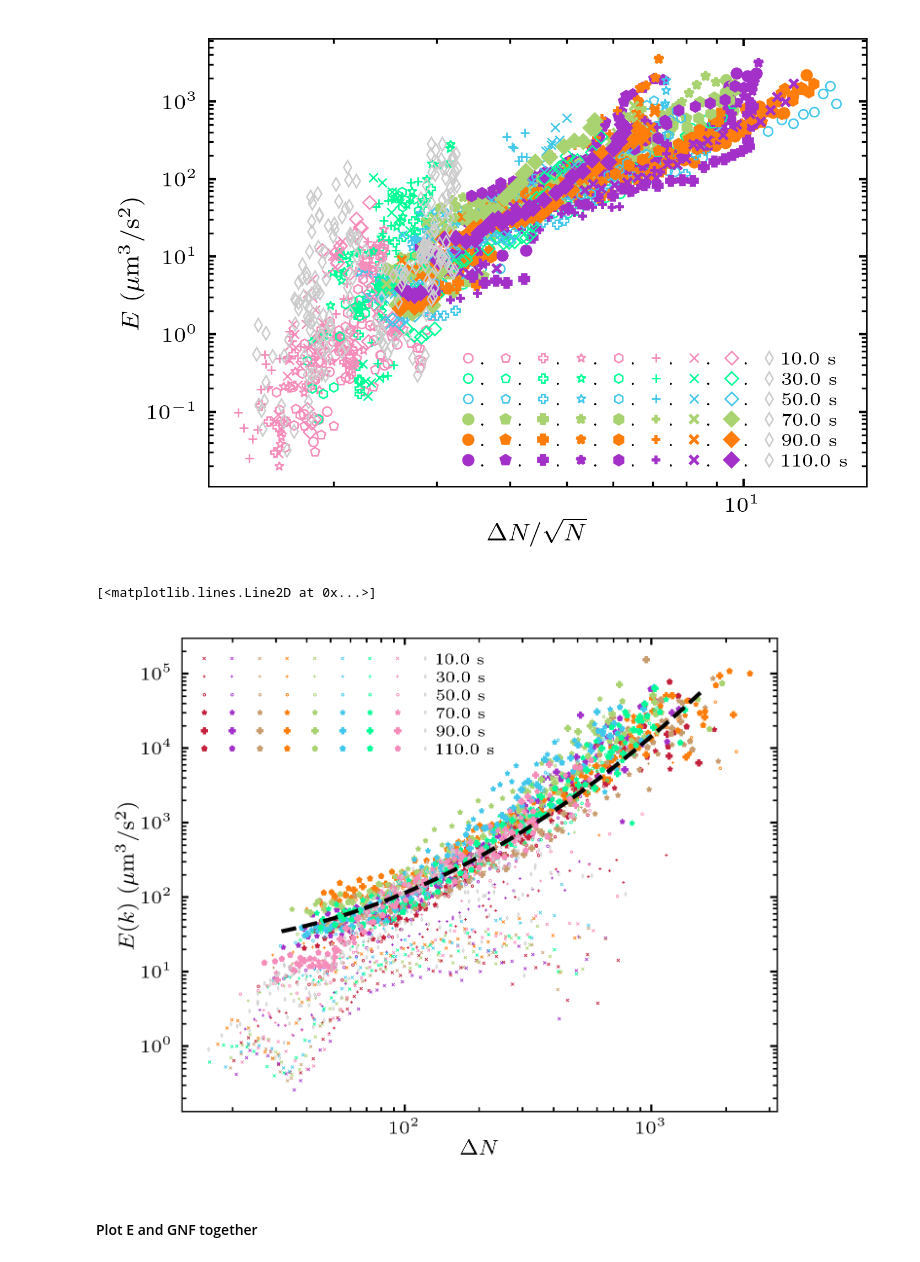
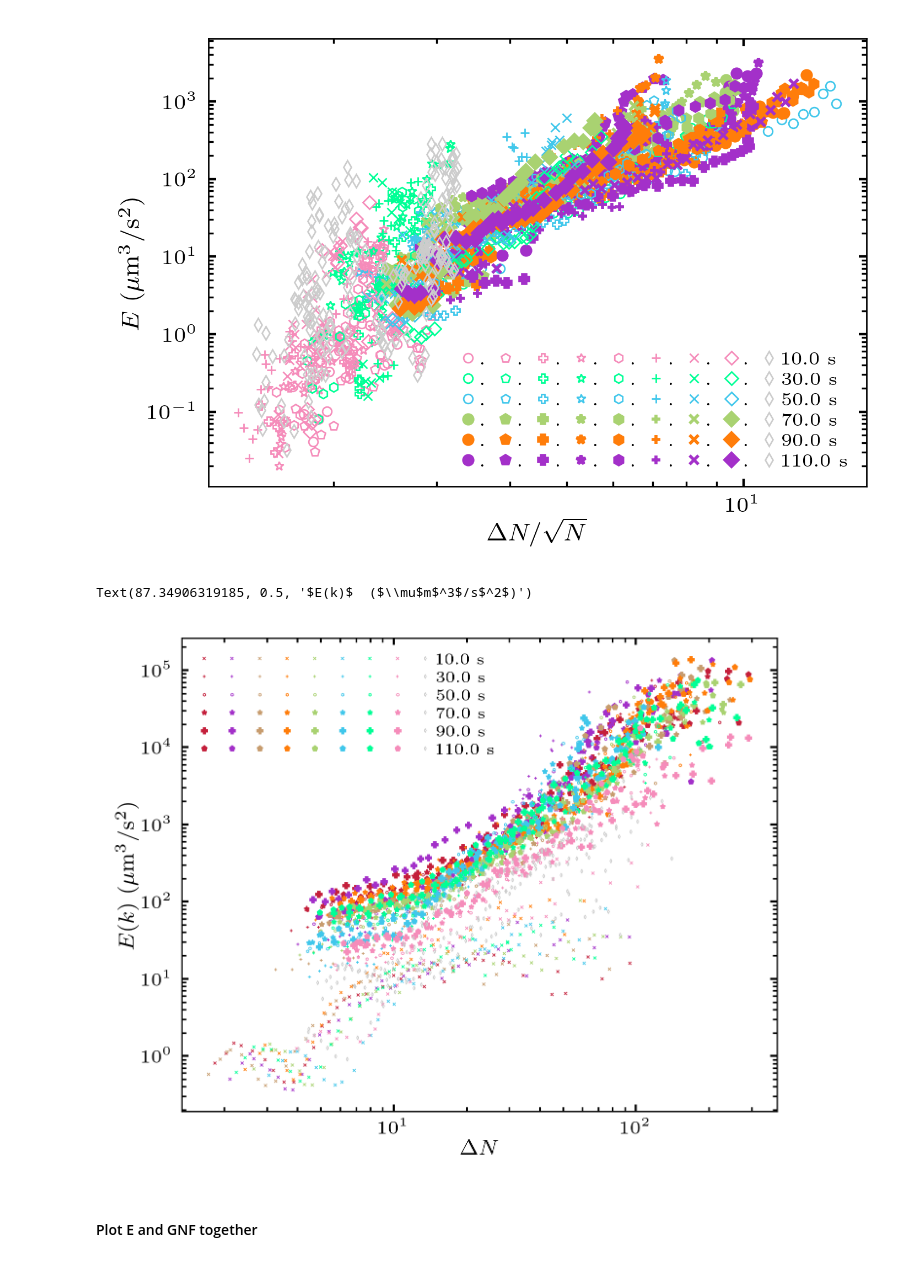
Before and after one commit to ZLoverty/Python, a Jupyter notebook: Correlation/src/fig-5_energy-spectrum.ipynb, the cells around one changed output. Drawn from its saved outputs; the diff is of its cells as text; code cells hidden in the pictures.

```diff
--- a/Correlation/src/fig-5_energy-spectrum.ipynb
+++ b/Correlation/src/fig-5_energy-spectrum.ipynb
@@ -504,17 +504,17 @@ bounds = [10, 3000]
 
 fig, ax = plt.subplots(figsize=(3.5, 2.8))
 for c, f, sn in zip(conc, folders, sample_num):
-    n = sn[2]
+    n = sn[1]
     gnf_data = pd.read_csv(gnf_master_file.format(f, n)).set_index('l_r')[bounds[0]: bounds[1]]
     es_data = pd.read_csv(es_master_file.format(f, n)).set_index('l_r')[bounds[0]: bounds[1]]
     gnf_plot = gnf_data.drop(labels=gnf_data.keys()[:-15], axis=1).mean(axis=1)
     es_plot = es_data.drop(labels=es_data.keys()[:-15], axis=1).mean(axis=1)
     if c > 30 and c != 85: # and c != 60:
-        ax.plot(gnf_plot, es_plot,
+        ax.plot(gnf_plot/c**0.5, es_plot,
                 ls='', marker=marker_list[color_dict[str(c)]], markersize=4,
                 color=wowcolor(color_dict[str(c)]), label='{:.1f}'.format(c*n0_to_vf))
     elif c <= 30:
-        ax.plot(gnf_plot, es_plot,
+        ax.plot(gnf_plot/c**0.5, es_plot,
                 ls='', marker=marker_list[color_dict[str(c)]], markersize=2,
                 color=(0.8, 0.8, 0.8), label='{:.1f}'.format(c*n0_to_vf))
 ax.loglog()
@@ -524,9 +524,9 @@ ax.set_ylabel('$E$ ($\mu$m$^3$/s$^2$)')
 plt.tight_layout()
 
 # fitting curve
-p = np.array([ 0.30918824, -1.45846505,  4.89021747])
-x = np.logspace(1.8, 3.2)
-logx = np.log(x)
-y = np.exp(p[0]*logx**2 + p[1]*logx + p[2])
-ax.plot(x, y, ls='--', lw=1.5, color='black')
+# p = np.array([ 0.30918824, -1.45846505,  4.89021747])
+# x = np.logspace(1.8, 3.2)
+# logx = np.log(x)
+# y = np.exp(p[0]*logx**2 + p[1]*logx + p[2])
+# ax.plot(x, y, ls='--', lw=1.5, color='black')
 # %% [output]
@@ -633,45 +632,46 @@ df = {}
 es = {}
 conc, folders, sample_num = tentative_log()
 for date, r, c in zip(folders, sample_num, conc):
-    n = r[0]
+    n = r[1]
     df[str(c)] = pd.read_csv(data_master.format(df_flag, date, n, df_file)).set_index('l_r')
     es[str(c)] = pd.read_csv(data_master.format(es_flag, date, n, es_file)).set_index('l_r').sort_index()
 
 bounds = [10, 3000]
 fig, ax = plt.subplots(figsize=(3.5, 2.8))
 for sample_n, kw in enumerate(df):
     if int(kw) > 30:
         for num, t in enumerate(range(300, 3500, 600)):
             if t < 2000:
-                ax.plot(df[kw][str(t)][bounds[0]: bounds[1]], es[kw][str(t)][bounds[0]: bounds[1]],
+                ax.plot(df[kw][str(t)][bounds[0]: bounds[1]]/int(kw)**0.5, es[kw][str(t)][bounds[0]: bounds[1]],
                         marker=marker_list[6-num], markersize=1, mfc=(0,0,0,0),
                         mew=0.3, mec=wowcolor(color_dict[kw]), ls='', label=' ')
             else:
-                ax.plot(df[kw][str(t)][bounds[0]: bounds[1]], es[kw][str(t)][bounds[0]: bounds[1]],
+                ax.plot(df[kw][str(t)][bounds[0]: bounds[1]]/int(kw)**0.5, es[kw][str(t)][bounds[0]: bounds[1]],
                         marker=marker_list[6-num], markersize=2, ls='',
                         mew=0.5, label=' ', color=wowcolor(color_dict[kw]))
     elif int(kw) == 30:
         for num, t in enumerate(range(300, 3500, 600)):
-            ax.plot(df[kw][str(t)][bounds[0]: bounds[1]], es[kw][str(t)][bounds[0]: bounds[1]], marker=marker_list[sample_n], markersize=1, mfc=(0,0,0,0),
+            ax.plot(df[kw][str(t)][bounds[0]: bounds[1]]/int(kw)**0.5, es[kw][str(t)][bounds[0]: bounds[1]],
+                    marker=marker_list[sample_n], markersize=1, mfc=(0,0,0,0),
                     mew=0.3, mec=(0.8, 0.8, 0.8), ls='', label='{:.1f} s'.format(t/30))
 ax.legend(loc='upper left', fontsize=6, ncol=9)
 ax.loglog()
 plt.tight_layout()
 ax.set_xlabel('$\Delta N$')
 ax.set_ylabel('$E(k)$  ($\mu$m$^3$/s$^2$)')
 
 # ax.set_xlim([1, 16])
 # ax.set_ylim([1e-5, 5e0])
 
 # fitting curve
-p = np.array([ 0.30918824, -1.45846505,  4.89021747])
-x = np.logspace(1.5, 3.2)
-logx = np.log(x)
-y = np.exp(p[0]*logx**2 + p[1]*logx + p[2])
-ax.plot(x, y, ls='--', lw=1.5, color='black')
+# p = np.array([ 0.30918824, -1.45846505,  4.89021747])
+# x = np.logspace(1.5, 3.2)
+# logx = np.log(x)
+# y = np.exp(p[0]*logx**2 + p[1]*logx + p[2])
+# ax.plot(x, y, ls='--', lw=1.5, color='black')
 # %% [output]
-[<matplotlib.lines.Line2D at 0x...>]
+Text(87.34906319185, 0.5, '$E(k)$  ($\\mu$m$^3$/s$^2$)')
-[figure, old version]
+[figure, new version]
 # %% [markdown]
 #### Plot E and GNF together
 # %%
```
Also changed, not shown: parts of 2 cells of this notebook.
